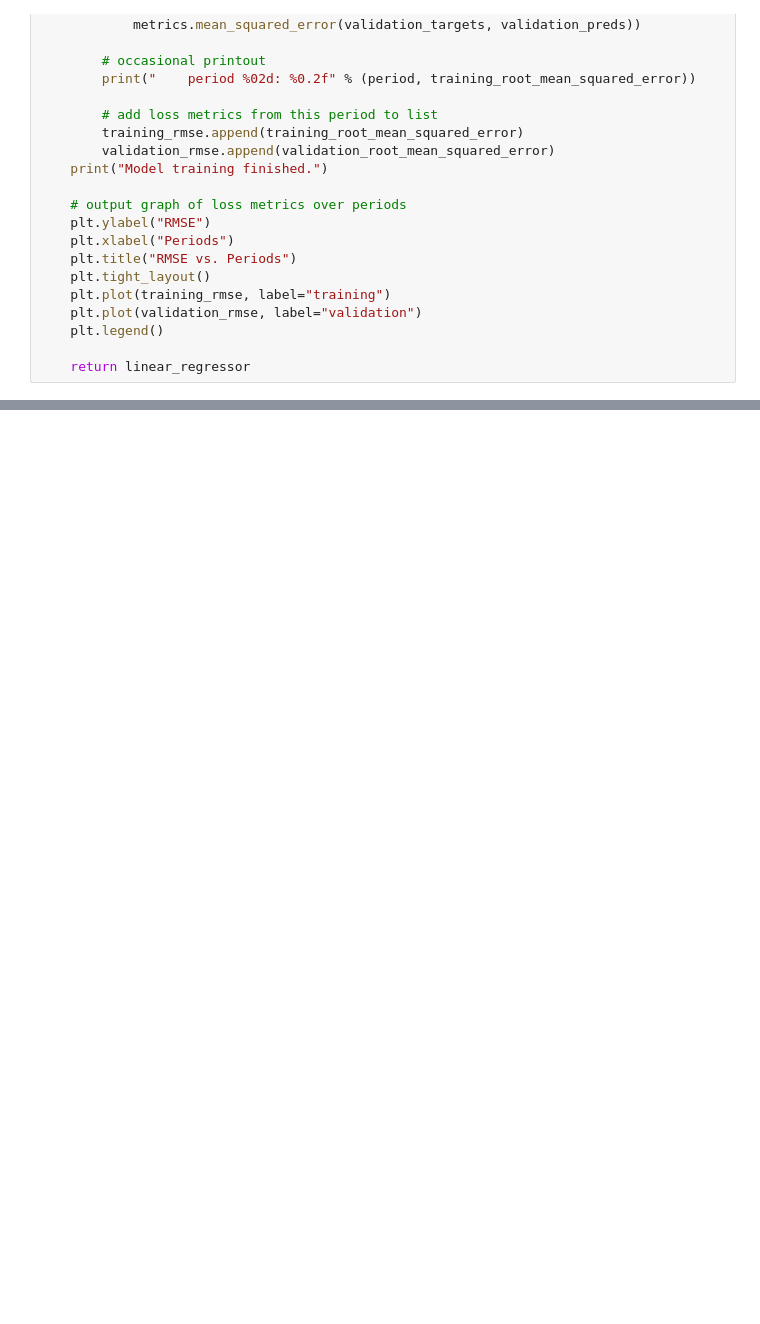
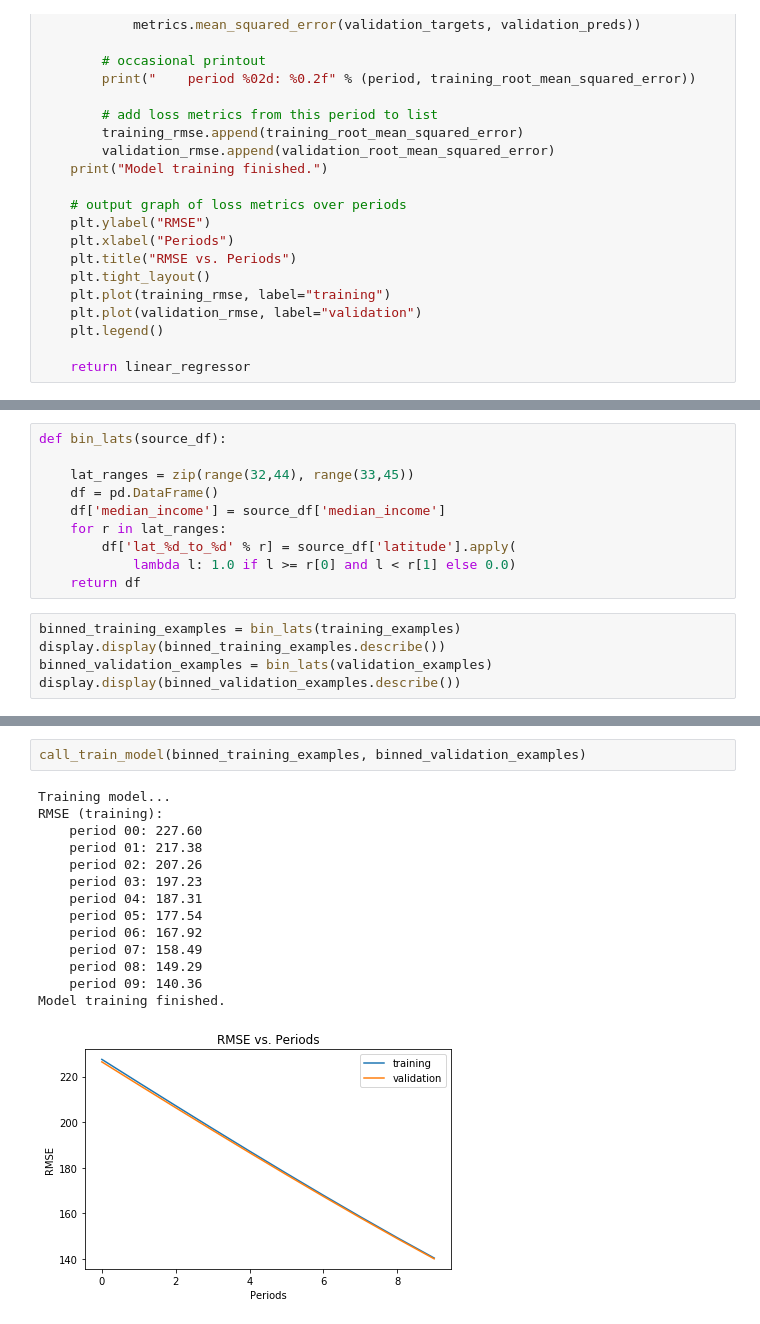
Before and after one commit to AustinSong/ml-crash-course, a Jupyter notebook: programming_exercises/Representation.ipynb, the cells around one changed output, grey strips where cells are left out. Cells and saved outputs as stored; diff of their text form; blank space fills up the shorter version.

```diff
--- a/programming_exercises/Representation.ipynb
+++ b/programming_exercises/Representation.ipynb
@@ -308,0 +353,15 @@ Model training finished.
+# %%
+def bin_lats(source_df):
+
+    lat_ranges = zip(range(32,44), range(33,45))
+    df = pd.DataFrame()
+    df['median_income'] = source_df['median_income']
+    for r in lat_ranges:
+        df['lat_%d_to_%d' % r] = source_df['latitude'].apply(
+            lambda l: 1.0 if l >= r[0] and l < r[1] else 0.0)
+    return df
+# %%
+binned_training_examples = bin_lats(training_examples)
+display.display(binned_training_examples.describe())
+binned_validation_examples = bin_lats(validation_examples)
+display.display(binned_validation_examples.describe())
@@ -308,0 +387,17 @@ Model training finished.
+# %%
+call_train_model(binned_training_examples, binned_validation_examples)
+# %% [output]
+Training model...
+RMSE (training):
+    period 00: 227.60
+    period 01: 217.38
+    period 02: 207.26
+    period 03: 197.23
+    period 04: 187.31
+    period 05: 177.54
+    period 06: 167.92
+    period 07: 158.49
+    period 08: 149.29
+    period 09: 140.36
+Model training finished.
+[figure, added]
```
Also changed, not shown: parts of 10 cells of this notebook.
